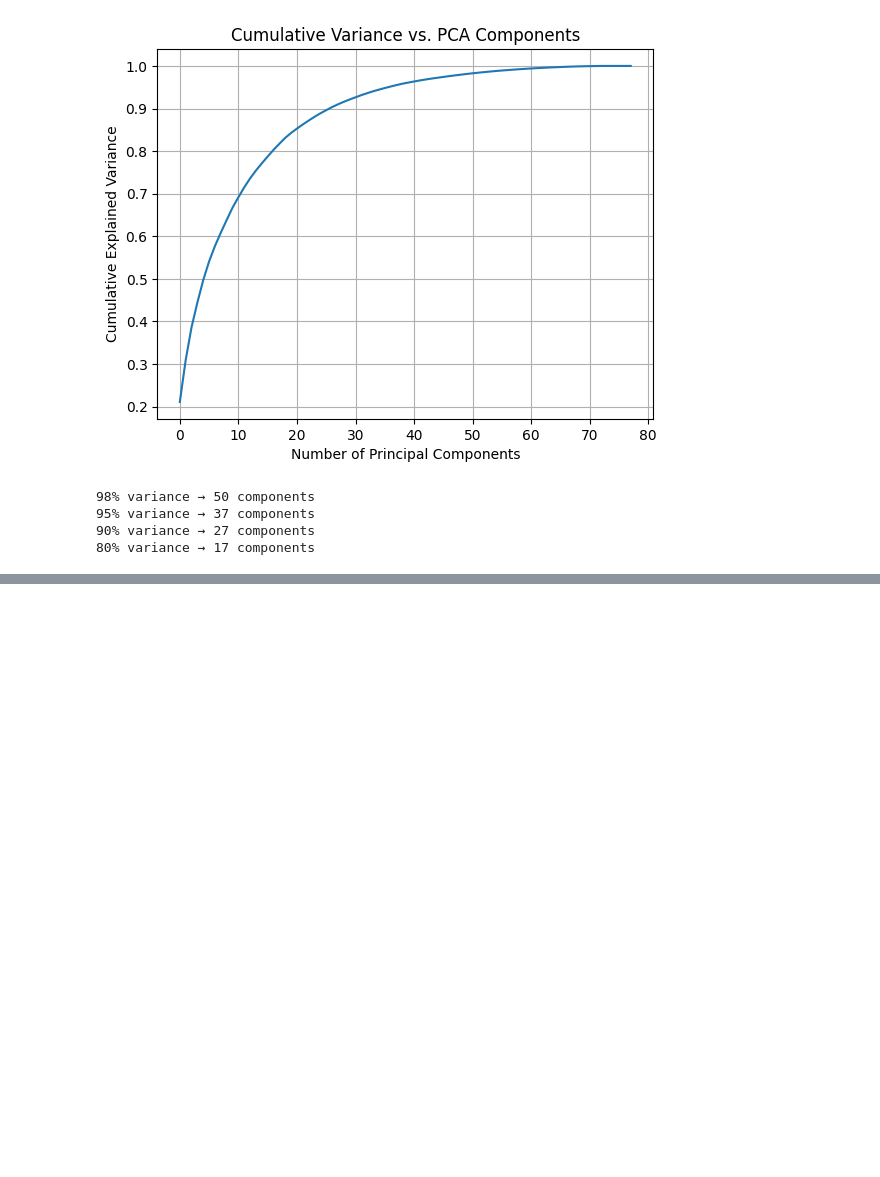
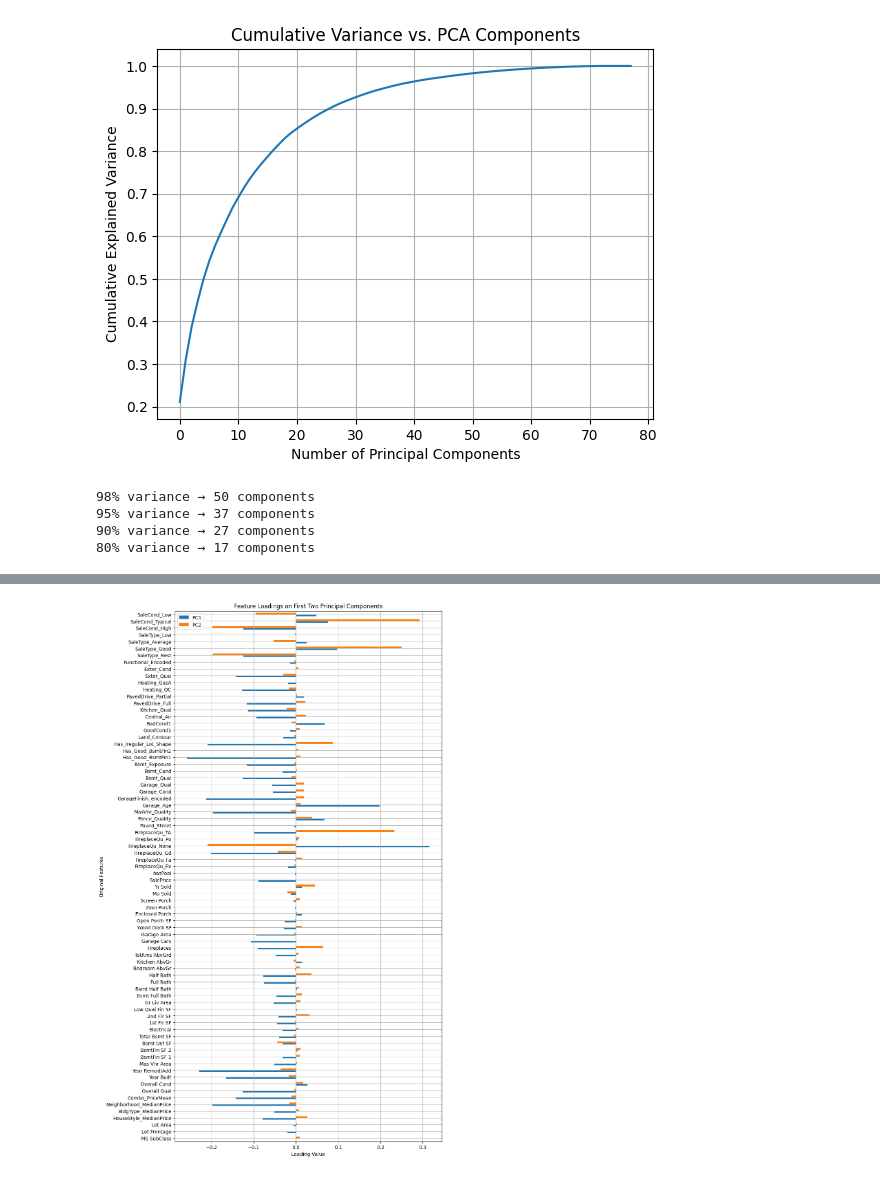
Before and after one commit to hedesiustefan/ML_Project, a Jupyter notebook: LAB4/ML_LAB4.ipynb, the cells around one changed output, grey strips where cells are left out. Cells and saved outputs as stored; diff of their text form; code cells hidden in the pictures; blank space fills up the shorter version.

```diff
--- a/LAB4/ML_LAB4.ipynb
+++ b/LAB4/ML_LAB4.ipynb
@@ -106,0 +200,17 @@ pca = PCA()
+# %%
+loadings = pca.components_.T * np.sqrt(pca.explained_variance_)
+# %%
+loading_df = pd.DataFrame(
+    loadings[:, :2],  # first 2 PCs
+    columns=["PC1", "PC2"],
+    index=numerical_cols
+)
+# %%
+loading_df.plot(kind='barh', figsize=(10, 20))
+plt.title("Feature Loadings on First Two Principal Components")
+plt.xlabel("Loading Value")      # now X-axis shows loadings
+plt.ylabel("Original Features")  # Y-axis shows feature names
+plt.grid(True)
+plt.show()
+# %% [output]
+[figure, added]
```
Also changed, not shown: parts of 7 cells of this notebook.
